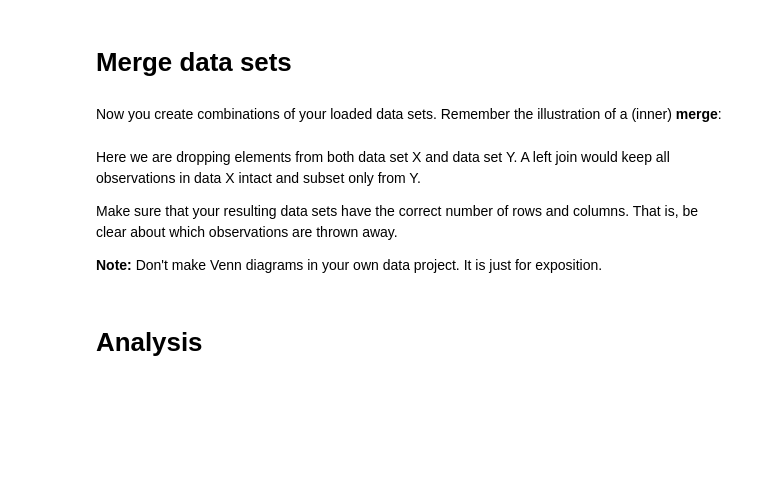
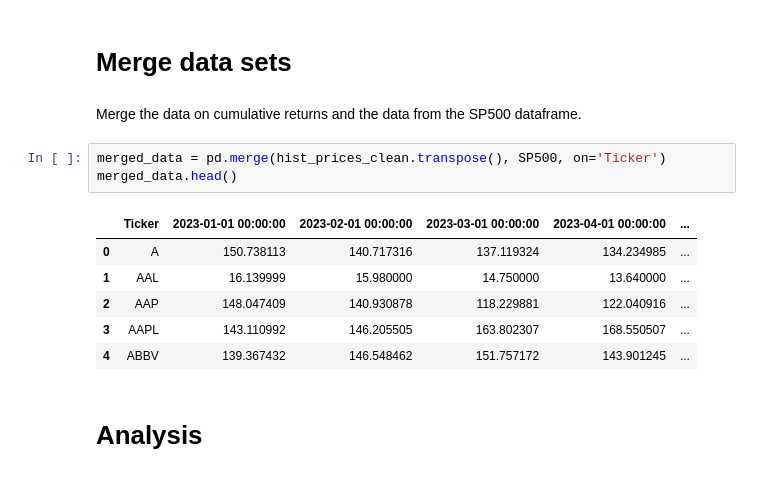
Before and after one commit to NumEconCopenhagen/projects-2024-hwee-oscar-thomas, a Jupyter notebook: dataproject/dataproject.ipynb, the cells around one changed output. Saved outputs shown, nothing was run; the diff lists cells and outputs as text; blank space fills up the shorter version.

```diff
--- a/dataproject/dataproject.ipynb
+++ b/dataproject/dataproject.ipynb
@@ -143,12 +184,16 @@ Explain what you see when moving elements of the interactive plot around.
 # %% [markdown]
 # Merge data sets
-# %% [markdown]
-Now you create combinations of your loaded data sets. Remember the illustration of a (inner) **merge**:
-# %% [markdown]
-Here we are dropping elements from both data set X and data set Y. A left join would keep all observations in data X intact and subset only from Y.
-
-Make sure that your resulting data sets have the correct number of rows and columns. That is, be clear about which observations are thrown away.
-
-**Note:** Don't make Venn diagrams in your own data project. It is just for exposition.
+# %% [markdown]
+Merge the data on cumulative returns and the data from the SP500 dataframe.
+# %%
+merged_data = pd.merge(hist_prices_clean.transpose(), SP500, on='Ticker')
+merged_data.head()
+# %% [output]
+|  | Ticker | 2023-01-01 00:00:00 | 2023-02-01 00:00:00 | 2023-03-01 00:00:00 | 2023-04-01 00:00:00 | ... |
+| 0 | A | 150.738113 | 140.717316 | 137.119324 | 134.234985 | ... |
+| 1 | AAL | 16.139999 | 15.980000 | 14.750000 | 13.640000 | ... |
+| 2 | AAP | 148.047409 | 140.930878 | 118.229881 | 122.040916 | ... |
+| 3 | AAPL | 143.110992 | 146.205505 | 163.802307 | 168.550507 | ... |
+| 4 | ABBV | 139.367432 | 146.548462 | 151.757172 | 143.901245 | ... |
 # %% [markdown]
 # Analysis
```
Also changed, not shown: parts of 32 cells of this notebook, 5 other files.
